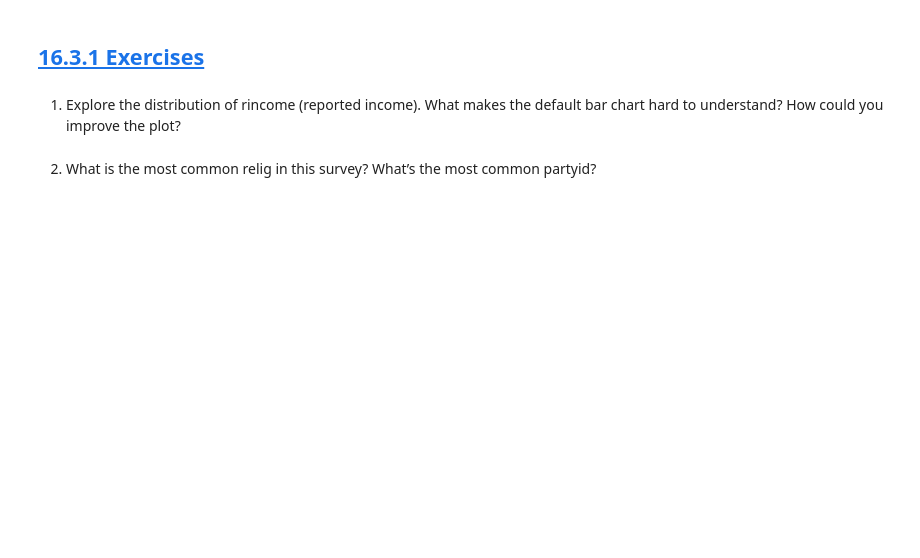
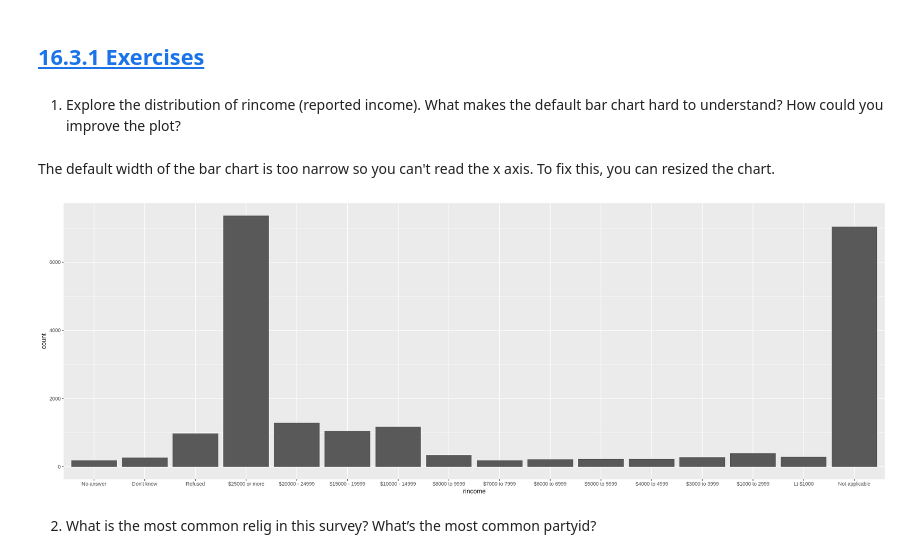
Before and after one commit to Brandy-Corwin/R-for-DS-exercises, a Jupyter notebook: Week_9_Assignments.ipynb, the cells around one changed output. Cells and saved outputs as stored; diff of their text form; code cells hidden in the pictures; blank space fills up the shorter version.

```diff
--- a/Week_9_Assignments.ipynb
+++ b/Week_9_Assignments.ipynb
@@ -2,5 +22,14 @@
 ## [16.3.1 Exercises](https://r4ds.hadley.nz/factors#exercises)
 # %% [markdown]
 1. Explore the distribution of rincome (reported income). What makes the default bar chart hard to understand? How could you improve the plot?
+# %% [markdown]
+The default width of the bar chart is too narrow so you can't read the x axis. To fix this, you can resized the chart.
+# %%
+options(repr.plot.width = 20, repr.plot.height = 7)
+gss_cat |>
+    ggplot(aes(x = rincome)) +
+    geom_bar()
+# %% [output]
+[figure, added]
 # %% [markdown]
 2. What is the most common relig in this survey? What’s the most common partyid?
```
Also changed, not shown: parts of 13 cells of this notebook.
